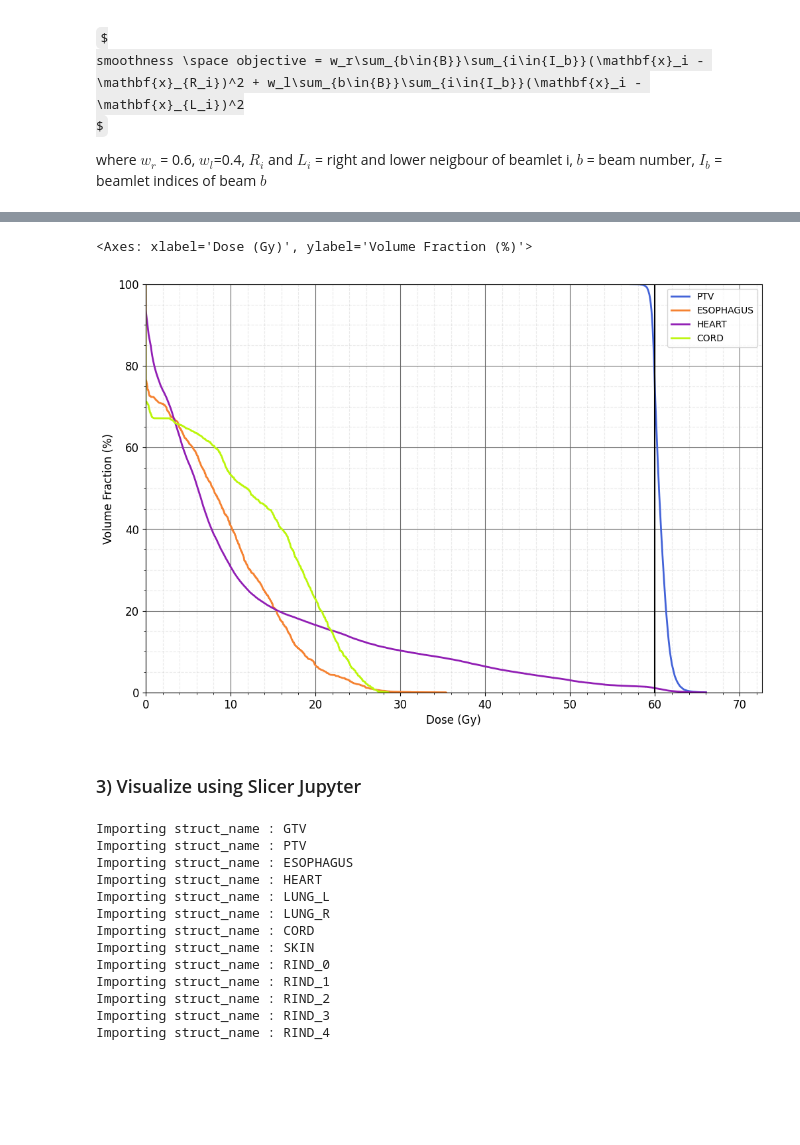
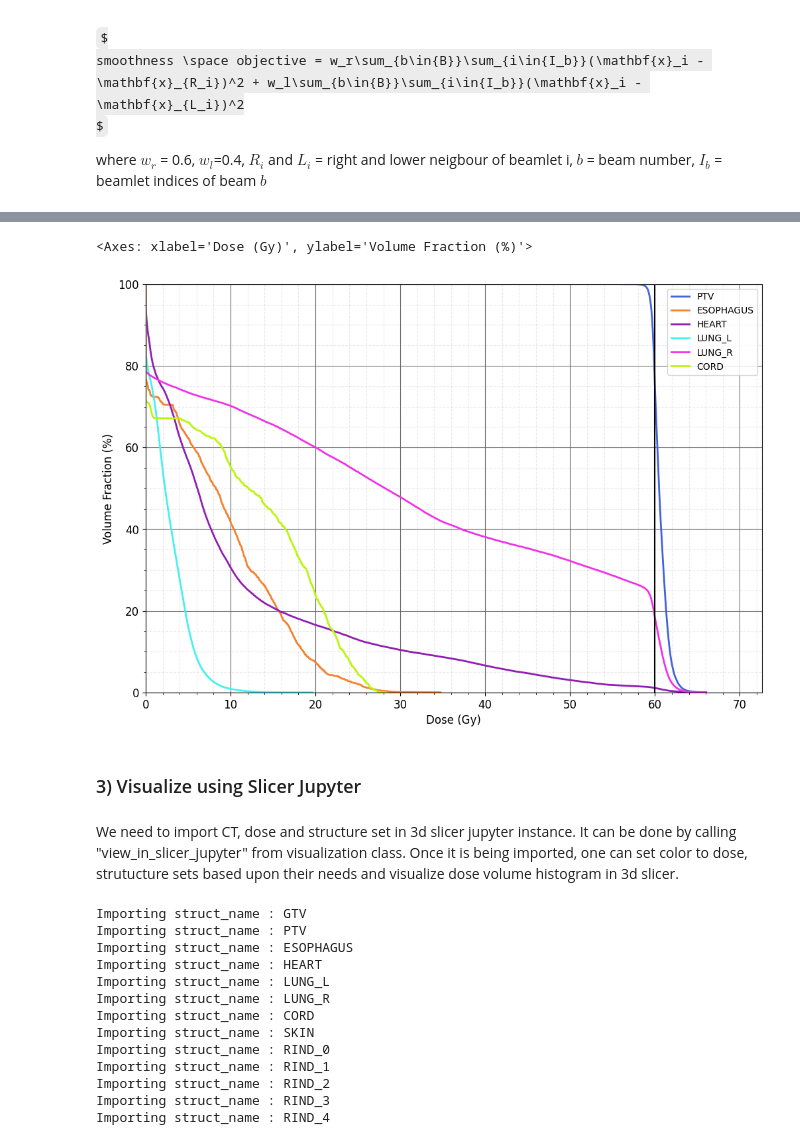
Before and after one commit to PortPy-Project/PortPy, a Jupyter notebook: examples/3d_slicer_integration.ipynb, the cells around one changed output, grey strips where cells are left out. Cells and saved outputs as stored; diff of their text form; code cells hidden in the pictures; some formulas as TeX source; blank space fills up the shorter version.

Commit message:
Updated notebook for 3d slicer. Updated README.md

```diff
--- a/examples/3d_slicer_integration.ipynb
+++ b/examples/3d_slicer_integration.ipynb
@@ -134,7 +145,7 @@ sol = opt.solve(solver='MOSEK', verbose=False)
 # %%
 # plot dvh for the structures in the given list. Default dose_1d is in Gy and volume is in relative scale(%).
-struct_names = ['PTV', 'ESOPHAGUS', 'HEART', 'CORD']
+struct_names = ['PTV', 'ESOPHAGUS', 'HEART', 'CORD','LUNG_L','LUNG_R']
 pp.Visualization.plot_dvh(my_plan, sol=sol, struct_names=struct_names)
 # %% [output]
 <Axes: xlabel='Dose (Gy)', ylabel='Volume Fraction (%)'>
-[figure, old version]
+[figure, new version]
@@ -144,3 +152,5 @@ dose_arr = sol['inf_matrix'].dose_1d_to_3d(dose_1d=dose_1d)
 # %% [markdown]
 ### 3) Visualize using Slicer Jupyter
+# %% [markdown]
+We need to import CT, dose and structure set in 3d slicer jupyter instance. It can be done by calling "view_in_slicer_jupyter" from visualization class. Once it is being imported, one can set color to dose, strutucture sets based upon their needs and visualize dose volume histogram in 3d slicer.
 # %%
```
Also changed, not shown: parts of 5 cells of this notebook, 1 other file.
